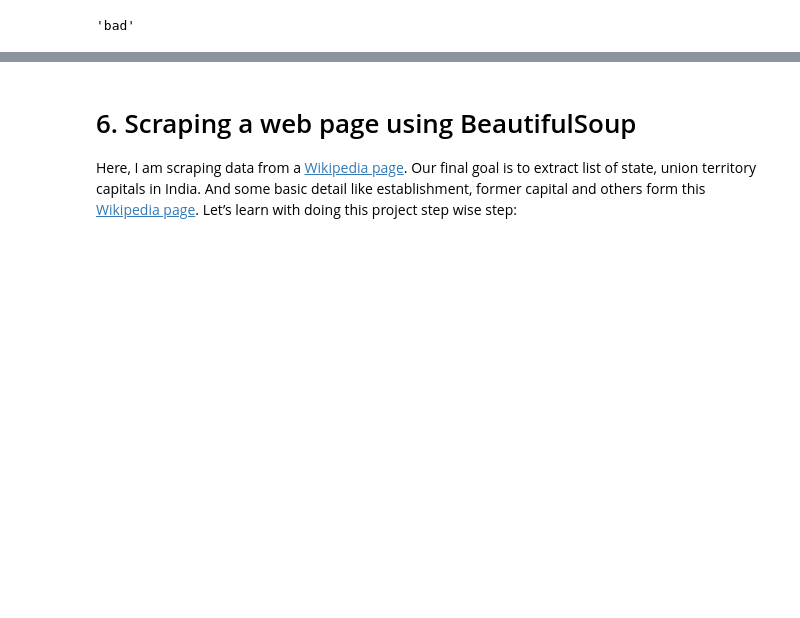
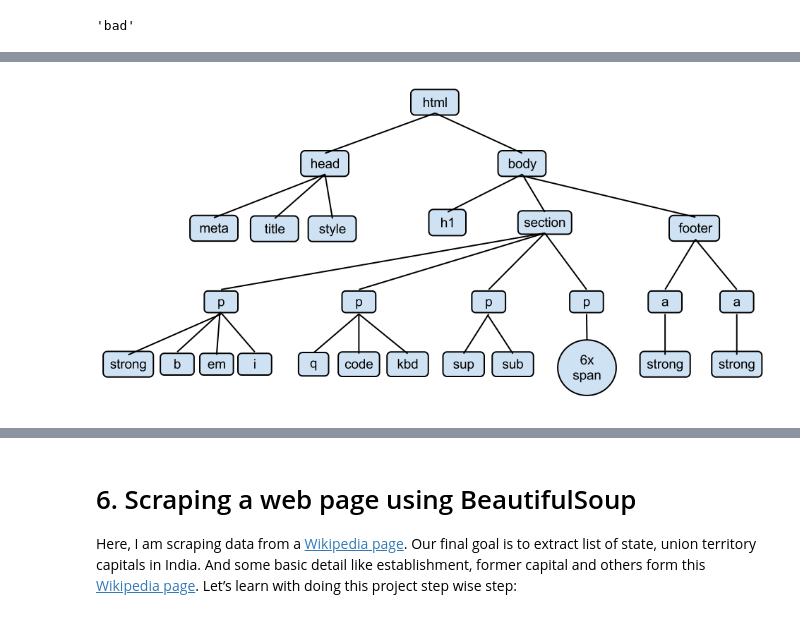
Before and after one commit to EngBett/UNT-INFO5717-Fall2019, a Jupyter notebook: Lesson 8/Lesson_eight.ipynb, the cells around one changed output, grey strips where cells are left out. Saved outputs shown, nothing was run; the diff lists cells and outputs as text; code cells hidden in the pictures; blank space fills up the shorter version.

```diff
--- a/Lesson 8/Lesson_eight.ipynb
+++ b/Lesson 8/Lesson_eight.ipynb
@@ -163 +164,6 @@ Other useful HTML tags are:
 If you are new to this HTML tags, I would also recommend you to refer [HTML tutorial from W3schools](https://www.w3schools.com/html/). This will give you a clear understanding about HTML tags.
+# %%
+from IPython.display import Image
+Image('http://www.openbookproject.net/tutorials/getdown/css/images/lesson4/HTMLDOMTree.png')
+# %% [output]
+[figure, added]
```
Also changed, not shown: parts of 3 cells of this notebook.
